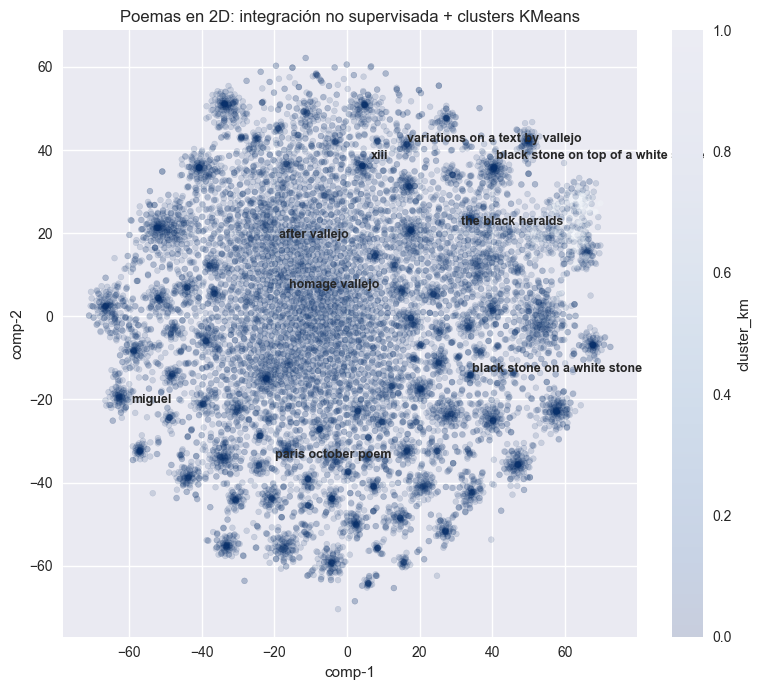
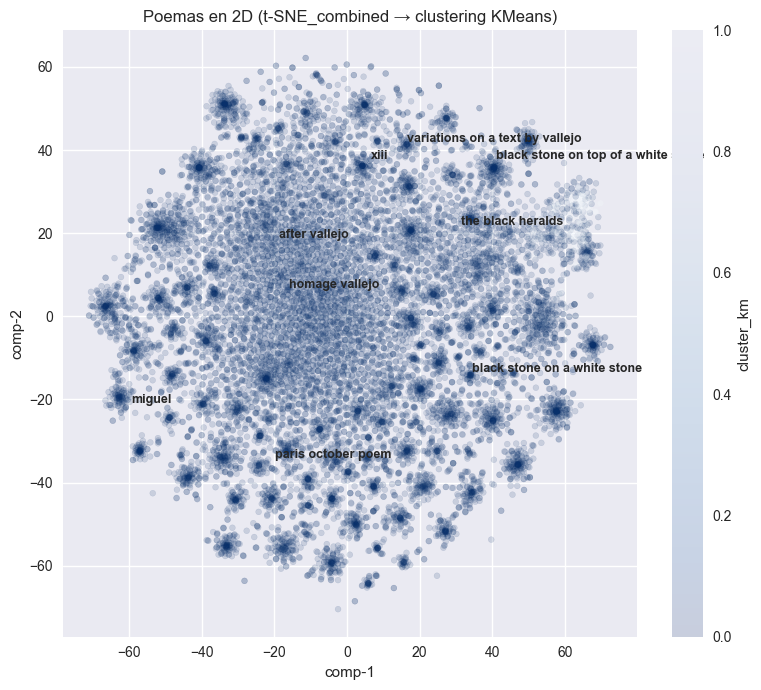
The change to this notebook cell's code, shown as a diff; its figure went from the first image to the second:
--- before
+++ after
@@ -1,2 +1,11 @@
+reducer_metadata_path = artifact_path("unsupervised", "reducer_metadata.json")
+
+try:
+    with open(reducer_metadata_path, "r", encoding="utf-8") as f:
+        reducer_metadata = json.load(f)
+    reducer_name = reducer_metadata.get("reducer_name", "unknown")
+except FileNotFoundError:
+    reducer_name = "unknown"
+    
 fig, ax = plt.subplots(figsize=(8, 7))
 
@@ -10,5 +19,5 @@
 )
 
-ax.set_title("Poemas en 2D: integración no supervisada + clusters KMeans")
+ax.set_title(f"Poemas en 2D ({reducer_name} → clustering KMeans)")
 ax.set_xlabel("comp-1")
 ax.set_ylabel("comp-2")
@@ -57,4 +66,9 @@
 out = fig_path("poemas_2d_integracion.png")
 plt.savefig(out, dpi=300, bbox_inches="tight")
+
+if "UMAP" in reducer_name.upper():
+    out_umap = fig_path("poemas_2d_umap_clustering_kmeans.png")
+    plt.savefig(out_umap, dpi=300, bbox_inches="tight")
+    
 plt.show()
 

Commit: visualizations updated